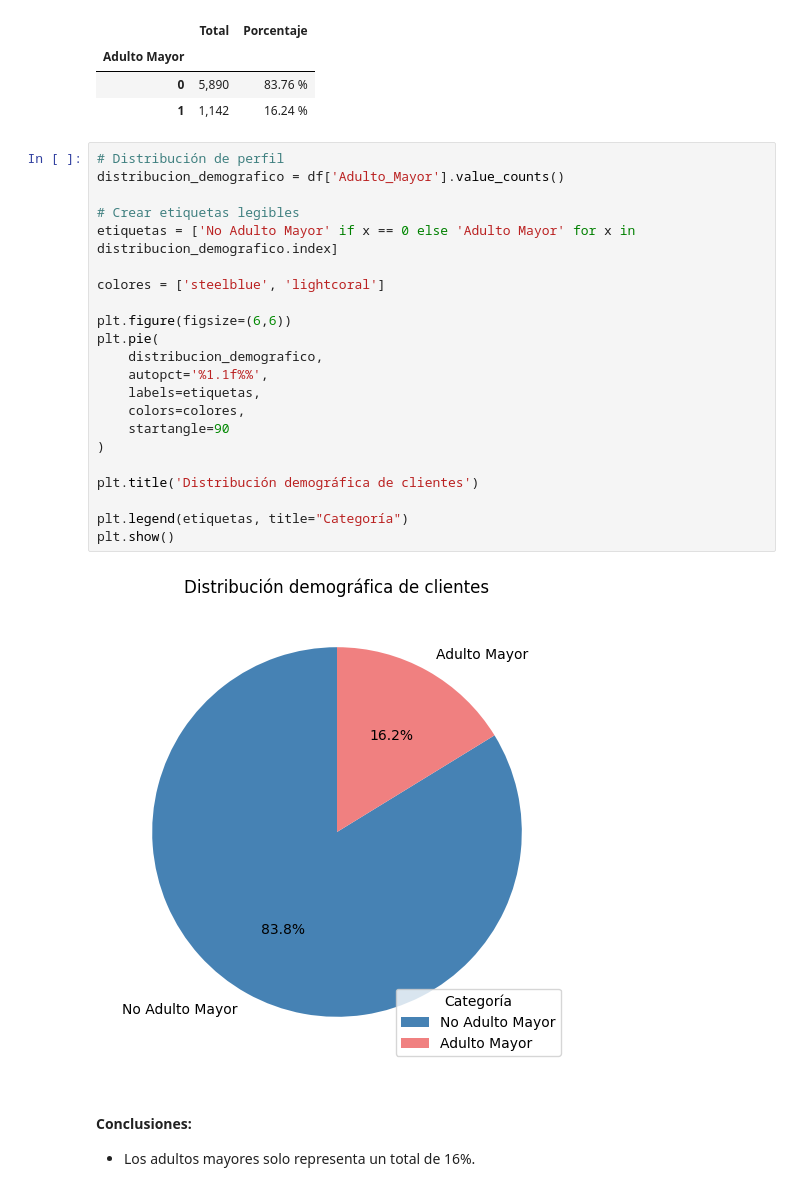
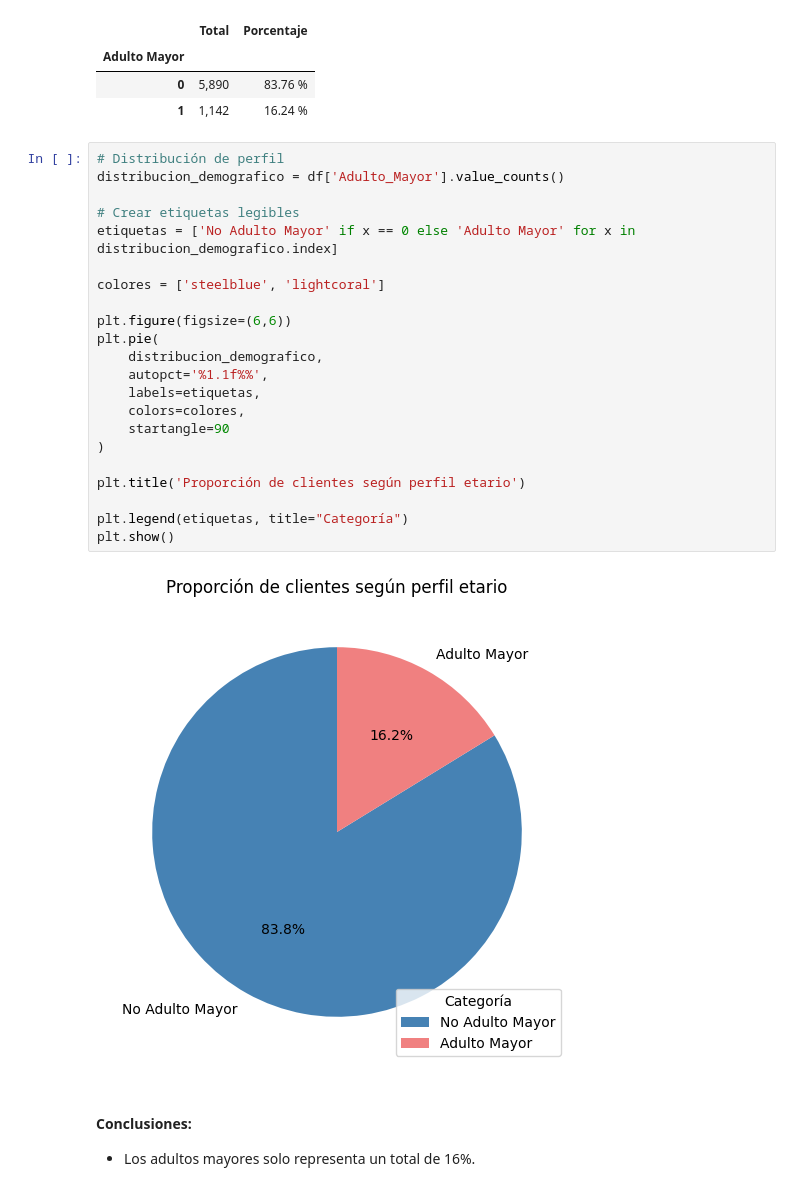
Before and after one commit to EddersonPR/challenge-telecom-x, a Jupyter notebook: TelecomX_LATAM.ipynb, the cells around one changed output. Drawn from its saved outputs; the diff is of its cells as text.

```diff
--- a/TelecomX_LATAM.ipynb
+++ b/TelecomX_LATAM.ipynb
@@ -421,27 +421,27 @@ resumen
 # %%
 # Distribución de perfil
 distribucion_demografico = df['Adulto_Mayor'].value_counts()
 
 # Crear etiquetas legibles
 etiquetas = ['No Adulto Mayor' if x == 0 else 'Adulto Mayor' for x in distribucion_demografico.index]
 
 colores = ['steelblue', 'lightcoral']
 
 plt.figure(figsize=(6,6))
 plt.pie(
     distribucion_demografico,
     autopct='%1.1f%%',
     labels=etiquetas,
     colors=colores,
     startangle=90
 )
 
-plt.title('Distribución demográfica de clientes')
+plt.title('Proporción de clientes según perfil etario')
 
 plt.legend(etiquetas, title="Categoría")
 plt.show()
 # %% [output]
-[figure, old version]
+[figure, new version]
 # %% [markdown]
 #### Conclusiones:
 - Los adultos mayores solo representa un total de 16%.
```
Also changed, not shown: parts of 14 cells of this notebook.
